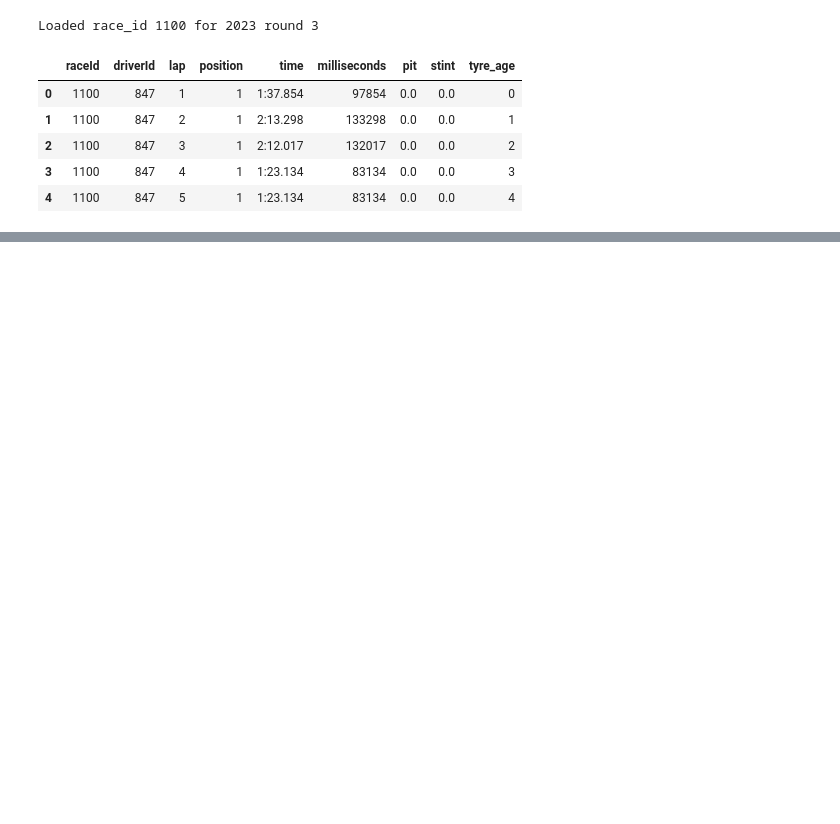
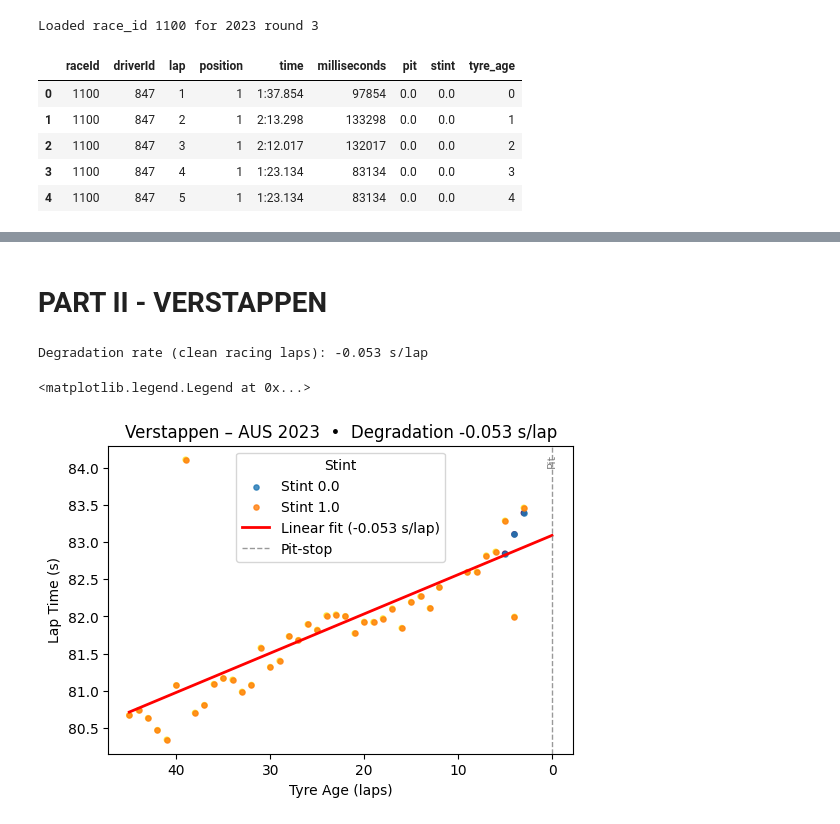
Before and after one commit to ojhasdhruv/Race-Insights, a Jupyter notebook: notebooks/2023-aus_gp_tyredeg_kaggle.ipynb, the cells around one changed output, grey strips where cells are left out. Saved outputs shown, nothing was run; the diff lists cells and outputs as text; code cells hidden in the pictures; blank space fills up the shorter version.

Commit message:
Verstappen

```diff
--- a/notebooks/2023-aus_gp_tyredeg_kaggle.ipynb
+++ b/notebooks/2023-aus_gp_tyredeg_kaggle.ipynb
@@ -36,0 +62,80 @@ race_laps.head()
+# %% [markdown]
+# **PART II - VERSTAPPEN**
+# %%
+ver = race_laps.query("surname == 'Verstappen'")
+# %%
+ver_clean = ver[(ver["pit"] == 0) & (ver['milliseconds'] < 120_000)].copy()
+# %%
+q1 = ver_clean['milliseconds'].quantile(0.25)
+q3 = ver_clean['milliseconds'].quantile(0.75)
+iqr = q3 - q1
+upper = q3 + 1.5 * iqr
+ver_race = ver_clean[ver_clean['milliseconds'] <= upper]
+# %%
+# X = Tyre Age; Y = Lap Time(s)
+Xr = ver_race["tyre_age"].values.reshape(-1,1)
+yr = ver_race["milliseconds"].values / 1000
+# %%
+model_r = LinearRegression().fit(Xr, yr)
+slope_r = model_r.coef_[0]
+print(f"Degradation rate (clean racing laps): {slope_r:.3f} s/lap")
+intercept = model_c.intercept_
+# %% [output]
+Degradation rate (clean racing laps): -0.053 s/lap
+# %%
+# Plotting
+fig, ax = plt.subplots(figsize=(6,4))
+sc = ax.scatter(
+    ver_race['tyre_age'],
+    yr,
+    c=ver_race['stint'],
+    cmap='viridis',
+    s=14,
+    alpha=0.8,
+
+)
+for stint_id, grp in ver_race.groupby("stint"):
+    ax.scatter(grp["tyre_age"], grp["milliseconds"]/1000,
+               s=14, alpha=0.8,
+               label=f"Stint {stint_id}")
+ax.legend(title="Stint")
+ax.set_xlabel("Tyre Age (laps)")        # ← x-axis label
+ax.set_ylabel("Lap Time (s)")           # ← y-axis label
+ax.set_title(f"Verstappen – AUS 2023  •  Degradation {slope:+.3f} s/lap")
+ax.invert_xaxis()
+
+
+# Regression Line
+coef = np.polyfit(ver_race['tyre_age'], ver_race['milliseconds']/1000, 1)
+px = np.arange(0, ver_race['tyre_age'].max() +1)
+plt.plot(
+    px,
+    np.polyval(coef, px),
+    color='red',
+    lw=2,
+    label=f"Linear fit ({coef[0]:+.3f} s/lap)"
+)
+plt.legend(title='Stint')
+
+# Annotate pit-stops (stint boundaries)
+for stint_id, grp in ver_clean.groupby("stint"):
+    if stint_id == 0:
+        continue
+    ax.axvline(
+        x=0,
+        ls="--", lw=1,
+        c="grey", alpha=0.8,
+        label="Pit-stop" if stint_id == 1 else None
+    )
+    ax.text(
+        0, ax.get_ylim()[1] - 0.1,
+        "Pit", rotation=90,
+        va="top", ha="center",
+        fontsize=8, color="grey"
+    )
+
+handles, labels = ax.get_legend_handles_labels()
+ax.legend(handles, labels, title="Stint")
+# %% [output]
+<matplotlib.legend.Legend at 0x...>
+[figure, added]
```
Also changed, not shown: parts of 5 cells of this notebook.
